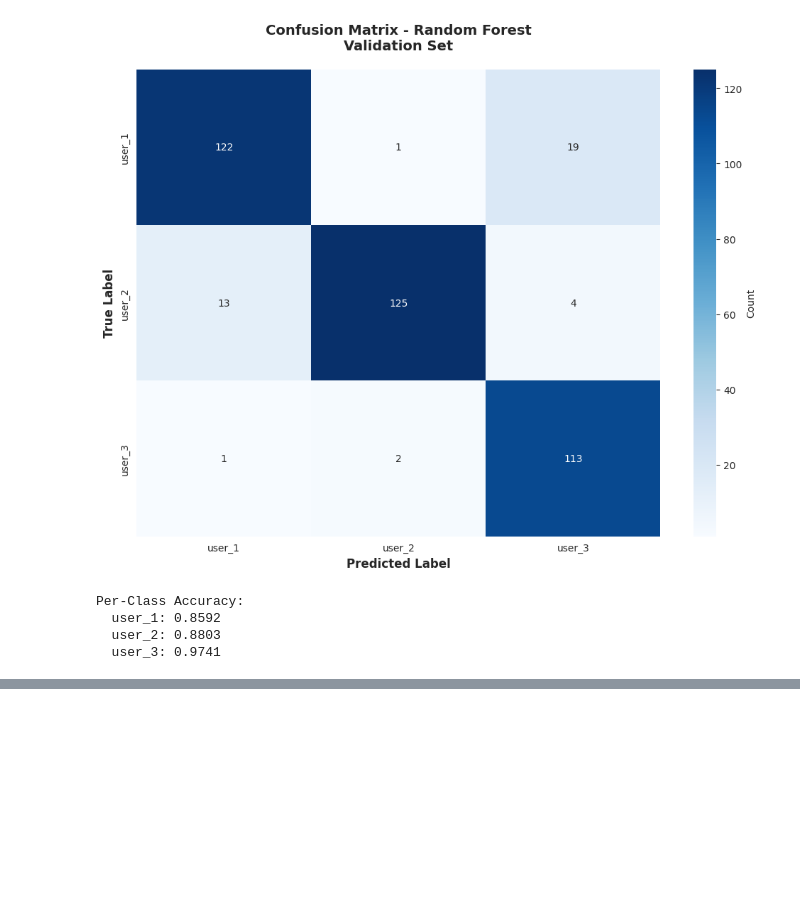
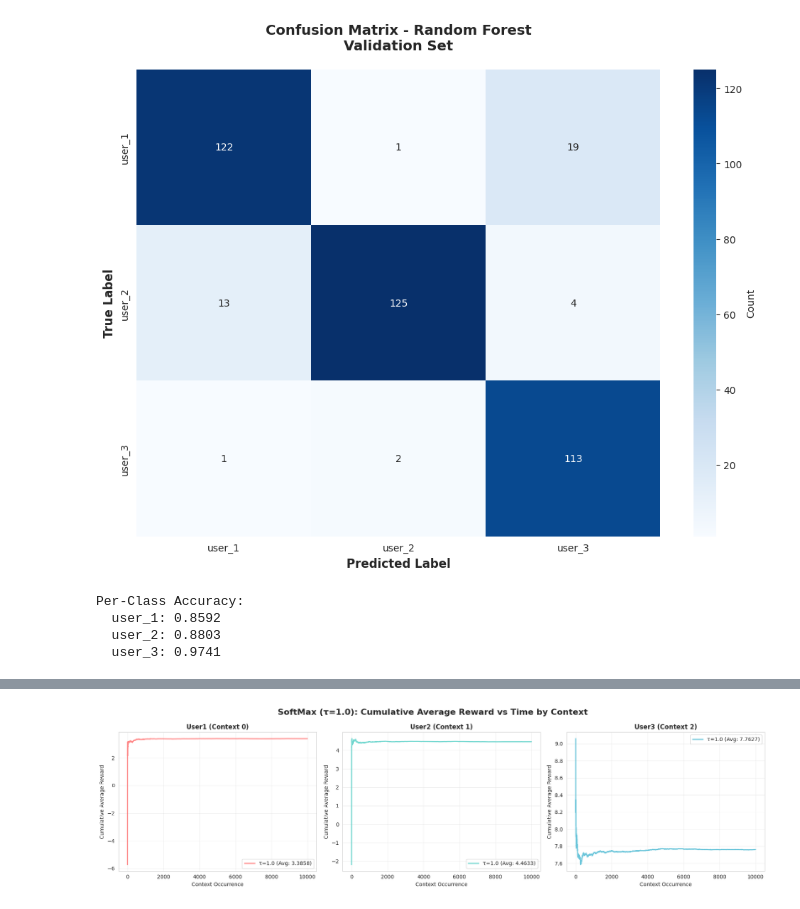
Before and after one commit to Harkirat2424/lab3-contextual-bandit, a Jupyter notebook: lab3_results_u20230082.ipynb, the cells around one changed output, grey strips where cells are left out. Cells and saved outputs as stored; diff of their text form; code cells hidden in the pictures; blank space fills up the shorter version.

```diff
--- a/lab3_results_u20230082.ipynb
+++ b/lab3_results_u20230082.ipynb
@@ -392,0 +396,10 @@ Per-Class Accuracy:
+# %%
+# Define colors and context labels for consistent visualization across all plots
+# These will be used in all reward vs. time plots
+
+colors = ['#FF6B6B', '#4ECDC4', '#45B7D1']  # Red, Teal, Blue for User1, User2, User3
+contexts = ['User1', 'User2', 'User3']
+
+print("✅ Visualization settings configured")
+print(f"Colors: {colors}")
+print(f"Contexts: {contexts}")
@@ -392,0 +768,28 @@ Per-Class Accuracy:
+# %%
+# Plot Average Reward vs Time for each context - SoftMax
+fig, axes = plt.subplots(1, 3, figsize=(18, 5))
+fig.suptitle(f'SoftMax (τ={TAU}): Cumulative Average Reward vs Time by Context', fontsize=16, fontweight='bold')
+
+for ctx_idx in range(3):
+    ax = axes[ctx_idx]
+
+    rewards = softmax_results['context_rewards'][ctx_idx]
+
+    if len(rewards) > 0:
+        cumulative_avg = np.cumsum(rewards) / np.arange(1, len(rewards) + 1)
+
+        ax.plot(range(len(cumulative_avg)), cumulative_avg,
+                color=colors[ctx_idx],
+                label=f'τ={TAU} (Avg: {np.mean(rewards):.4f})',
+                linewidth=2, alpha=0.8)
+
+    ax.set_title(contexts[ctx_idx], fontsize=12, fontweight='bold')
+    ax.set_xlabel('Context Occurrence', fontsize=10)
+    ax.set_ylabel('Cumulative Average Reward', fontsize=10)
+    ax.legend()
+    ax.grid(True, alpha=0.3)
+
+plt.tight_layout()
+plt.show()
+# %% [output]
+[figure, added]
```
Also changed, not shown: parts of 35 cells of this notebook.
